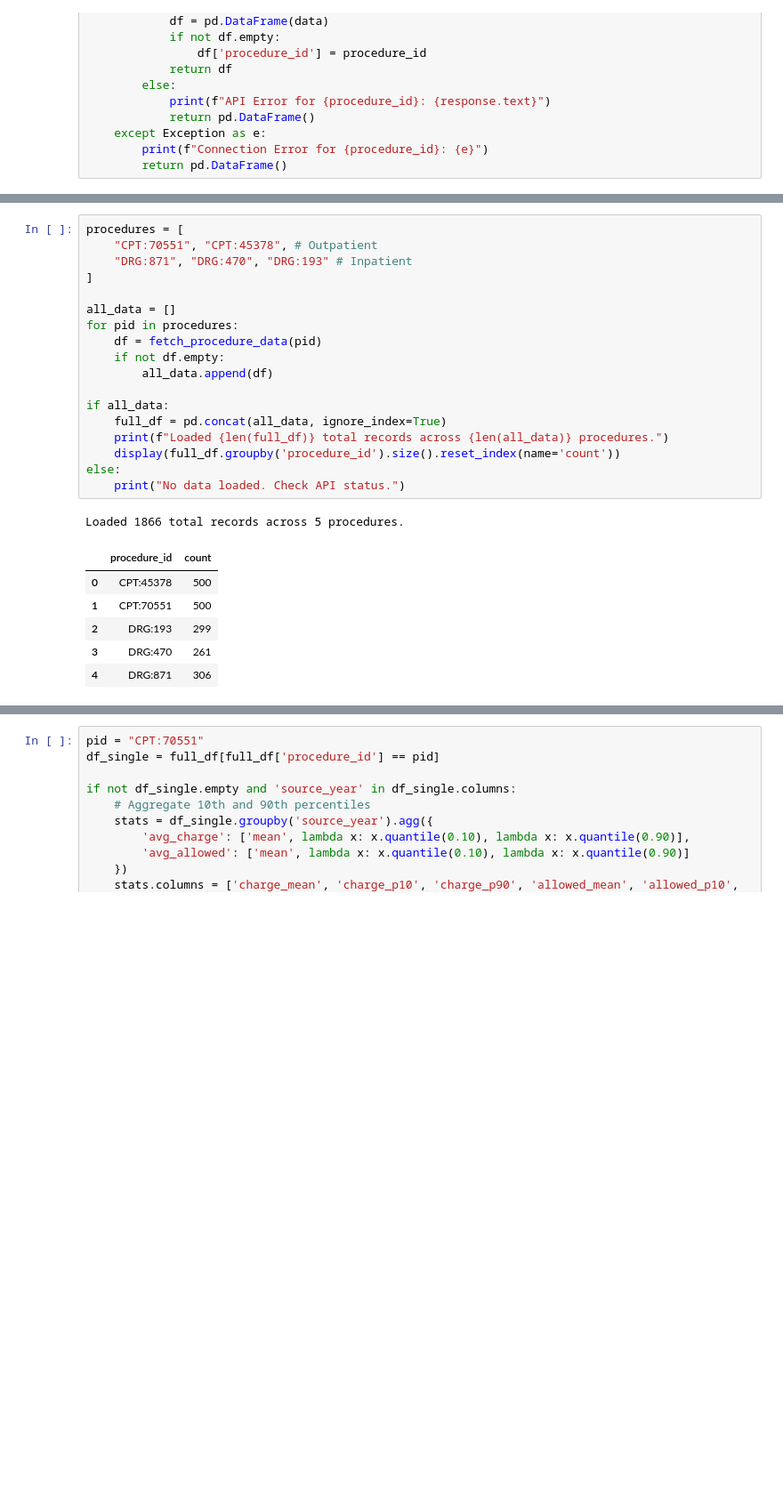
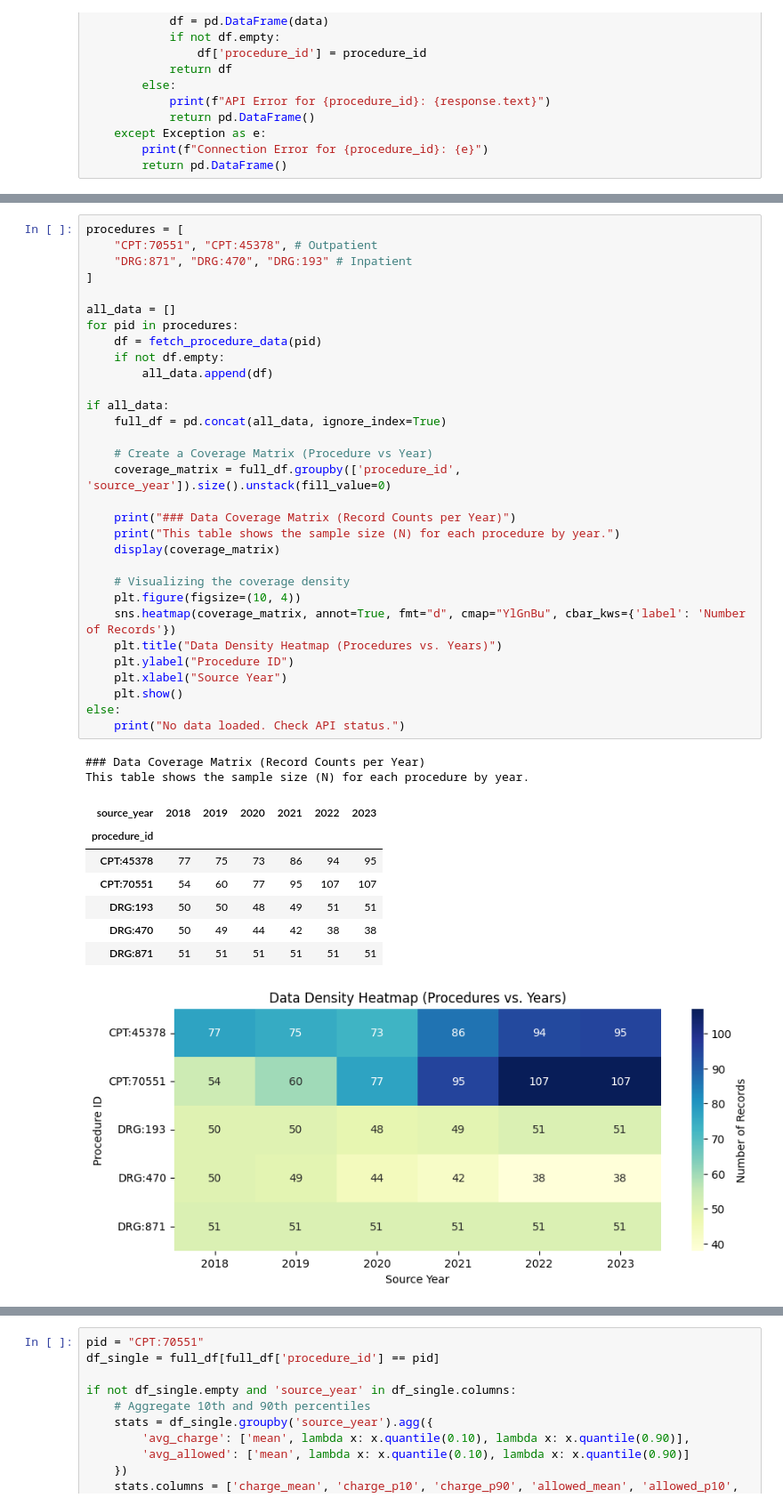
Before and after one commit to 6066Z/OpenHealthDP, a Jupyter notebook: example_analysis.ipynb, the cells around one changed output, grey strips where cells are left out. Shown at 89% size. Saved outputs shown, nothing was run; the diff lists cells and outputs as text; blank space fills up the shorter version.

Commit message:
feat: add data coverage matrix and heatmap to analysis

```diff
--- a/example_analysis.ipynb
+++ b/example_analysis.ipynb
@@ -41,28 +41,44 @@ We'll iterate through all outpatient and inpatient procedures defined in the con
 # %%
 procedures = [
     "CPT:70551", "CPT:45378", # Outpatient
     "DRG:871", "DRG:470", "DRG:193" # Inpatient
 ]
 
 all_data = []
 for pid in procedures:
     df = fetch_procedure_data(pid)
     if not df.empty:
         all_data.append(df)
 
 if all_data:
     full_df = pd.concat(all_data, ignore_index=True)
-    print(f"Loaded {len(full_df)} total records across {len(all_data)} procedures.")
-    display(full_df.groupby('procedure_id').size().reset_index(name='count'))
+
+    # Create a Coverage Matrix (Procedure vs Year)
+    coverage_matrix = full_df.groupby(['procedure_id', 'source_year']).size().unstack(fill_value=0)
+
+    print("### Data Coverage Matrix (Record Counts per Year)")
+    print("This table shows the sample size (N) for each procedure by year.")
+    display(coverage_matrix)
+
+    # Visualizing the coverage density
+    plt.figure(figsize=(10, 4))
+    sns.heatmap(coverage_matrix, annot=True, fmt="d", cmap="YlGnBu", cbar_kws={'label': 'Number of Records'})
+    plt.title("Data Density Heatmap (Procedures vs. Years)")
+    plt.ylabel("Procedure ID")
+    plt.xlabel("Source Year")
+    plt.show()
 else:
     print("No data loaded. Check API status.")
 # %% [output]
-Loaded 1866 total records across 5 procedures.
+### Data Coverage Matrix (Record Counts per Year)
+This table shows the sample size (N) for each procedure by year.
-|  | procedure_id | count |
-| 0 | CPT:45378 | 500 |
-| 1 | CPT:70551 | 500 |
-| 2 | DRG:193 | 299 |
-| 3 | DRG:470 | 261 |
-| 4 | DRG:871 | 306 |
+| source_year | 2018 | 2019 | 2020 | 2021 | 2022 | 2023 |
+| procedure_id |  |  |  |  |  |  |
+| CPT:45378 | 77 | 75 | 73 | 86 | 94 | 95 |
+| CPT:70551 | 54 | 60 | 77 | 95 | 107 | 107 |
+| DRG:193 | 50 | 50 | 48 | 49 | 51 | 51 |
+| DRG:470 | 50 | 49 | 44 | 42 | 38 | 38 |
+| DRG:871 | 51 | 51 | 51 | 51 | 51 | 51 |
+[figure, added]
 # %% [markdown]
 ## 2. Temporal Trend for MRI Brain (10th/90th Percentiles)
```
Also changed, not shown: parts of 7 cells of this notebook.
